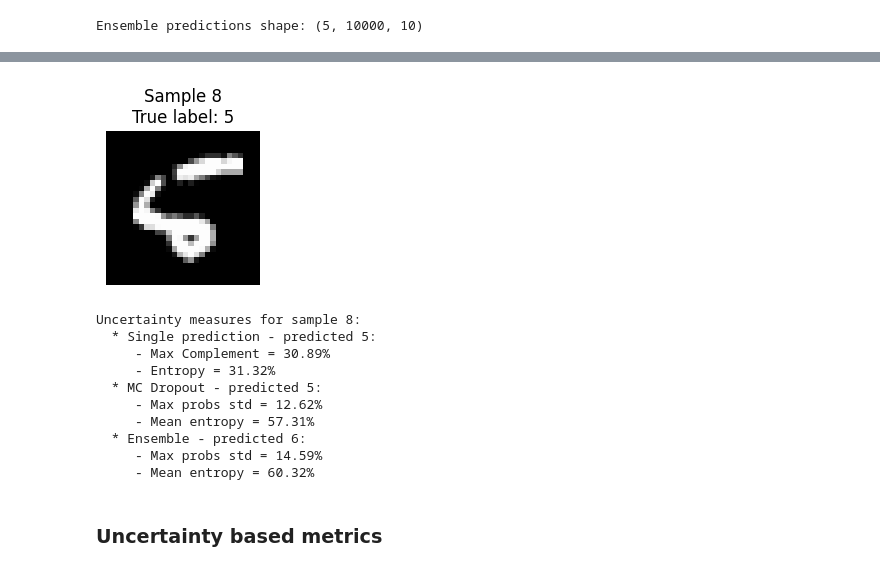
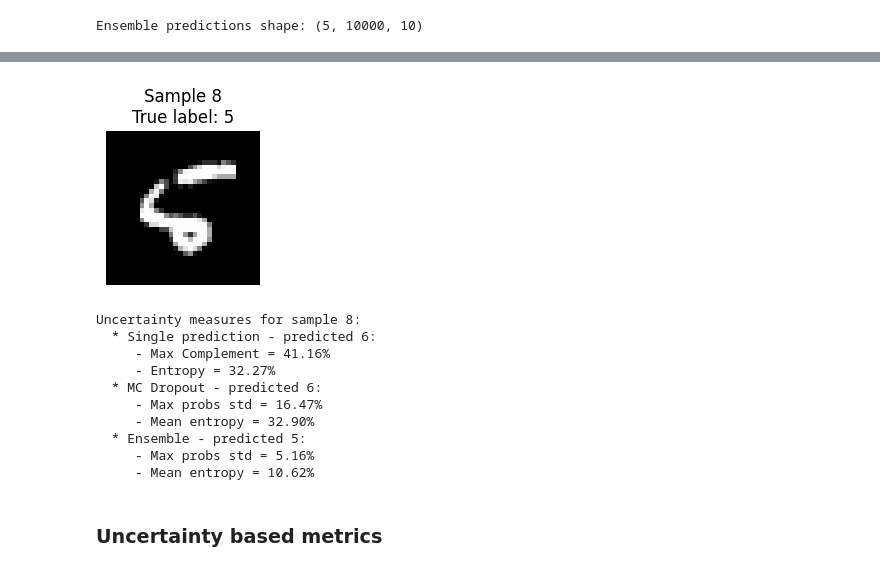
Before and after one commit to nicopellegrinelli/roby, a Jupyter notebook: code/InitialInvestigation/InitialInvestigation.ipynb, the cells around one changed output, grey strips where cells are left out. Saved outputs shown, nothing was run; the diff lists cells and outputs as text; code cells hidden in the pictures.

```diff
--- a/code/InitialInvestigation/InitialInvestigation.ipynb
+++ b/code/InitialInvestigation/InitialInvestigation.ipynb
@@ -40,19 +45,18 @@ The MNIST handwritten digit dataset is loaded and preprocessed. Input images are
 # Normalize the data
 x_train = x_train.astype("float32") / 255
 x_test = x_test.astype("float32") / 255
-# Flatten the data (from 28x28 to 784)
-original_shape = x_train.shape[1:]
-flattened_input_shape = np.prod(x_train.shape[1:])
-x_train = x_train.reshape((x_train.shape[0], flattened_input_shape))
-x_test = x_test.reshape((x_test.shape[0], flattened_input_shape))
-# Convert labels to one-hot encoding (needed for categorical crossentropy)
+# Pad 2 pixels on each side (top, bottom, left, right)
+x_train = np.pad(x_train, ((0,0), (2,2), (2,2)), 'constant')
+x_test = np.pad(x_test, ((0,0), (2,2), (2,2)), 'constant')
+# Add channel dimension for Conv2D
+x_train = np.expand_dims(x_train, -1)
+x_test = np.expand_dims(x_test, -1)
+# Convert labes to categorical
 n_classes = len(np.unique(y_train))
 y_train = to_categorical(y_train, n_classes)
 y_test = to_categorical(y_test, n_classes)
 # Print dataset info
 print(f"Training samples: {x_train.shape[0]}, Test samples: {x_test.shape[0]}")
-print(f"Original image shape: {original_shape[0]}x{original_shape[1]}")
-print(f"Flattened input shape: {flattened_input_shape}")
 print(f"Number of classes: {n_classes}")
 # %% [output]
 Training samples: 60000, Test samples: 10000
@@ -590,34 +635,34 @@ Uncertainty Summary Statistics
 # %%
 # Visualize the sample image with index 8 (found to be difficult to calssify)
 sample_index = 8
 plt.figure(figsize=(2, 2))  # Shrink the image display size
-plt.imshow(x_test[sample_index].reshape(28, 28), cmap="gray")
+plt.imshow(x_test[sample_index].reshape(32, 32), cmap="gray")
 plt.title(f"Sample {sample_index}\nTrue label: {true_labels[sample_index]}")
 plt.axis("off")
 plt.show()
 # Print uncertainty measures and predictions
 print(f"Uncertainty measures for sample {sample_index}:")
 print(f"  * Single prediction - predicted {predicted_labels[sample_index]}:")
 print(f"     - Max Complement = {uncertainty_confidence_complement[sample_index]*100:.2f}%")
 print(f"     - Entropy = {uncertainty_entropy[sample_index]*100:.2f}%")
 print(f"  * MC Dropout - predicted {mc_predicted_labels[sample_index]}:")
 print(f"     - Max probs std = {uncertainty_mc_dropout[sample_index]*100:.2f}%")
 print(f"     - Mean entropy = {uncertainty_mc_dropout_entropy[sample_index]*100:.2f}%")
 print(f"  * Ensemble - predicted {ensemble_predicted_labels[sample_index]}:")
 print(f"     - Max probs std = {uncertainty_ensemble[sample_index]*100:.2f}%")
 print(f"     - Mean entropy = {uncertainty_ensemble_entropy[sample_index]*100:.2f}%")
 # %% [output]
-[figure, old version]
+[figure, new version]
 Uncertainty measures for sample 8:
-  * Single prediction - predicted 5:
-     - Max Complement = 30.89%
-     - Entropy = 31.32%
-  * MC Dropout - predicted 5:
-     - Max probs std = 12.62%
-     - Mean entropy = 57.31%
-  * Ensemble - predicted 6:
-     - Max probs std = 14.59%
-     - Mean entropy = 60.32%
+  * Single prediction - predicted 6:
+     - Max Complement = 41.16%
+     - Entropy = 32.27%
+  * MC Dropout - predicted 6:
+     - Max probs std = 16.47%
+     - Mean entropy = 32.90%
+  * Ensemble - predicted 5:
+     - Max probs std = 5.16%
+     - Mean entropy = 10.62%
 # %% [markdown]
 ### Uncertainty based metrics
 # %%
```
Also changed, not shown: parts of 34 cells of this notebook, 6 other files.
